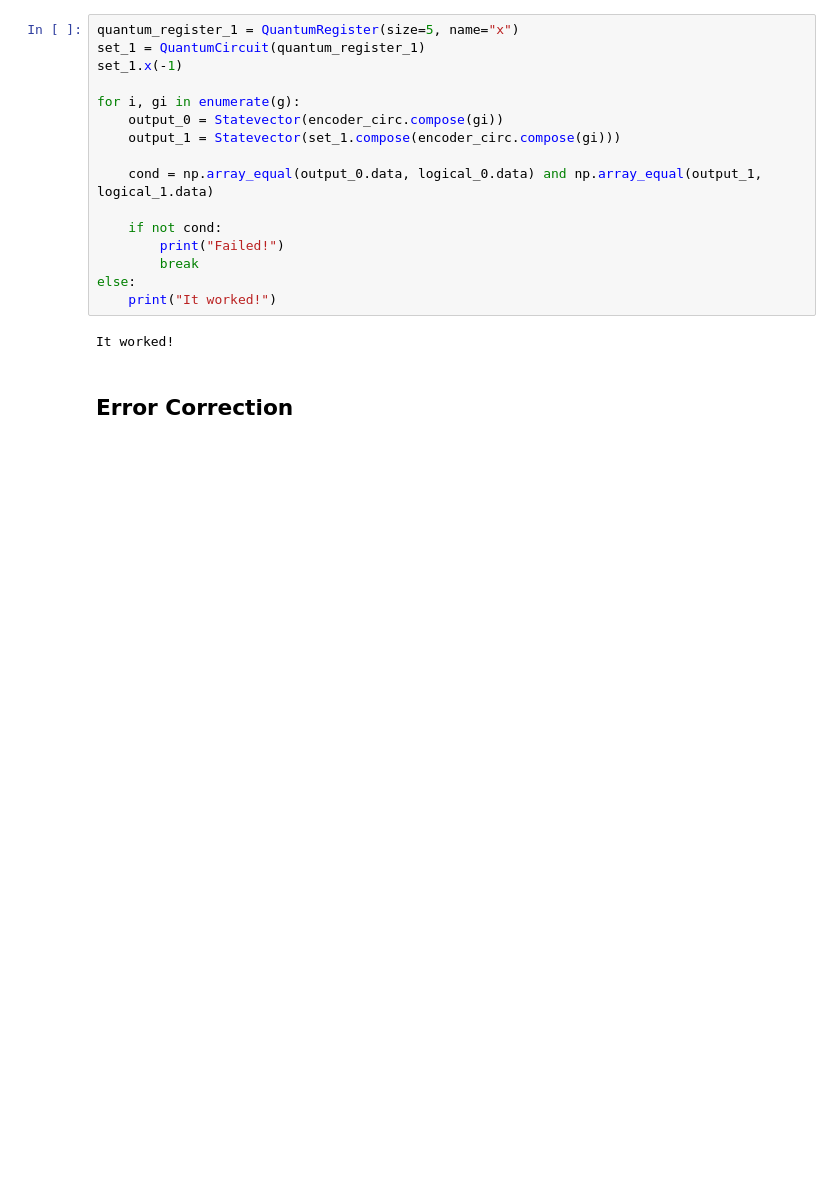
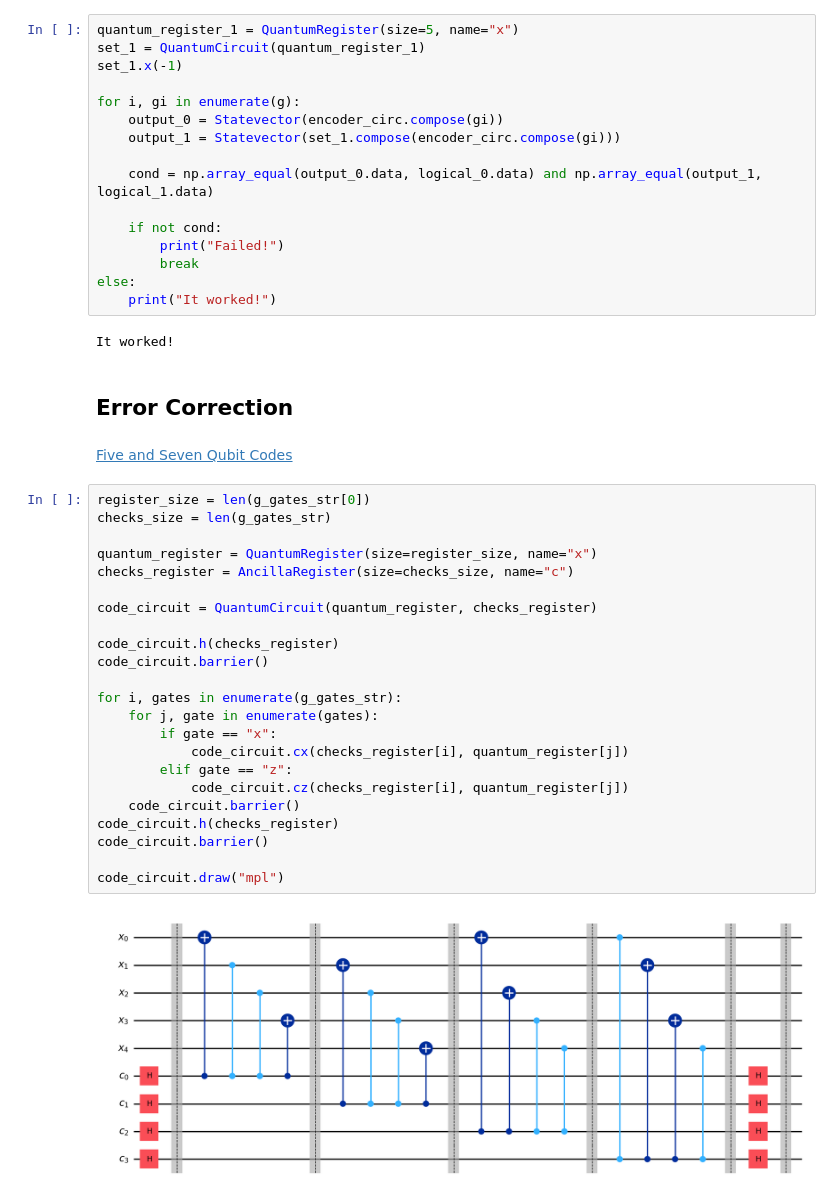
Before and after one commit to lrfinotti/five-qubit-quatum-code, a Jupyter notebook: five-qubit-code.ipynb, the cells around one changed output. Saved outputs shown, nothing was run; the diff lists cells and outputs as text; blank space fills up the shorter version.

```diff
--- a/five-qubit-code.ipynb
+++ b/five-qubit-code.ipynb
@@ -207,4 +215,31 @@ else:
 It worked!
 # %% [markdown]
 ## Error Correction
+# %% [markdown]
+[Five and Seven Qubit Codes](https://www.physics.unlv.edu/~bernard/MATH_book/Chap9/Notebook9_3.pdf)
+# %%
+register_size = len(g_gates_str[0])
+checks_size = len(g_gates_str)
+
+quantum_register = QuantumRegister(size=register_size, name="x")
+checks_register = AncillaRegister(size=checks_size, name="c")
+
+code_circuit = QuantumCircuit(quantum_register, checks_register)
+
+code_circuit.h(checks_register)
+code_circuit.barrier()
+
+for i, gates in enumerate(g_gates_str):
+    for j, gate in enumerate(gates):
+        if gate == "x":
+            code_circuit.cx(checks_register[i], quantum_register[j])
+        elif gate == "z":
+            code_circuit.cz(checks_register[i], quantum_register[j])
+    code_circuit.barrier()
+code_circuit.h(checks_register)
+code_circuit.barrier()
+
+code_circuit.draw("mpl")
+# %% [output]
+[figure, added]
 # %%
```
Also changed, not shown: parts of 32 cells of this notebook, 2 other files.
